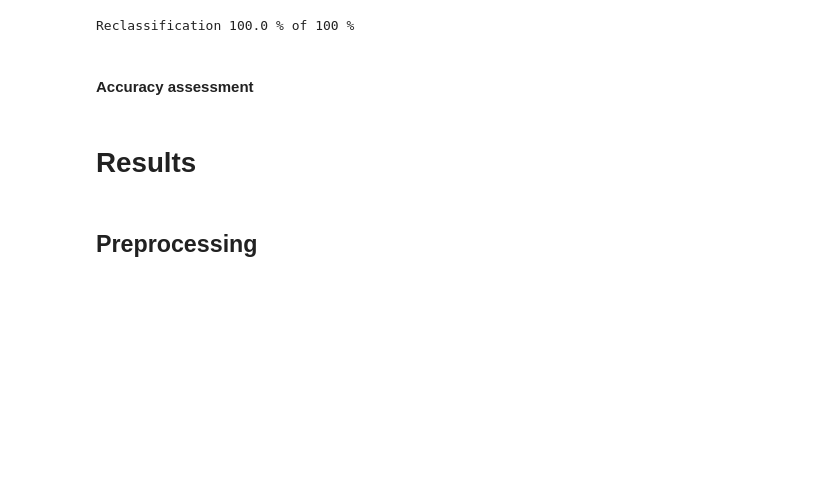
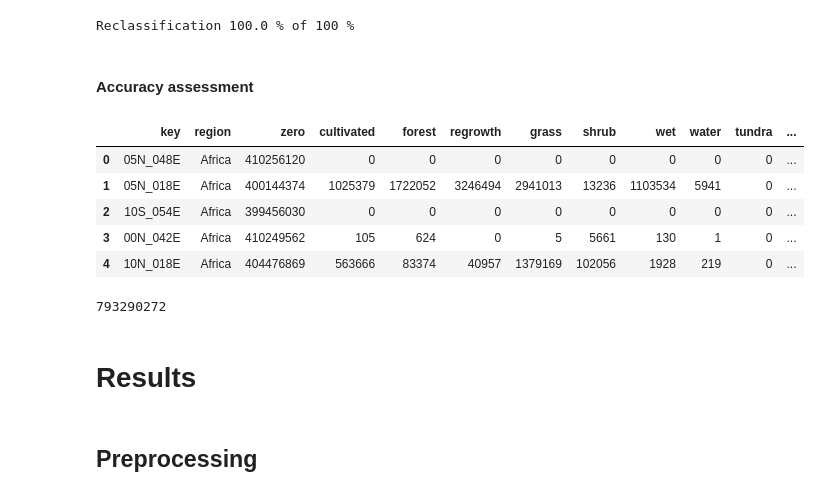
Before and after one commit to l5d1l5/tropicly, a Jupyter notebook: Master.ipynb, the cells around one changed output. Saved outputs shown, nothing was run; the diff lists cells and outputs as text; code cells hidden in the pictures; blank space fills up the shorter version.

```diff
--- a/Master.ipynb
+++ b/Master.ipynb
@@ -402,5 +405,19 @@ for item in DIRS.driv.glob('driver_gain*.tif'):
 execute_concurrent(processes, THREADLIMIT, msg='Reclassification {} % of 100 %', callback=callback)
 # %% [output]
 Reclassification 100.0 % of 100 %
+# %%
+# Update mask
+mask = gpd.read_file(str(DIRS.masks/'final_region_mask.shp'))
+regex = re.compile(r'.+(?P<key>\d{2}(?:N|S).\d{3}(?:W|E))\..+')
+
+records = [
+    [regex.match(str(item)).group('key'), item.name]
+    for item in DIRS.driv.glob('reclass*.tif')
+]
+
+df = pd.DataFrame(records, columns=['key', 'driver'])
+
+product = mask.merge(df, on='key')
+product.to_file(str(DIRS.masks/'final_region_mask.shp'))
 # %% [markdown]
 #### Accuracy assessment
@@ -407,3 +427,44 @@ Reclassification 100.0 % of 100 %
+# %%
+def dispatch(label):
+    default = OrderedDict([(0, 0), (10, 0), (20, 0), (25, 0), (30, 0), (40, 0), (50, 0),
+                           (60, 0), (70, 0), (80, 0), (90, 0), (100, 0), (255, 0)])
+
+    for key, val in label:
+        default[key] = val
+
+    log.debug('Classes: %s', default)
+    return list(default.values())
+# %%
+mask = gpd.read_file(str(DIRS.masks/'final_region_mask.shp'))
+
+records = []
+for region, df in mask.groupby(by='region', sort=False):
+    for idx, row in df.iterrows():
+        handle = rio.open(str(DIRS.driv/row.driver), 'r')
+        data = handle.read(1)
+
+        ids = [row.key, region]
+        class_counts = dispatch(zip(*np.unique(data, return_counts=True)))
+
+        records.append(ids + class_counts)
+
+        handle.close()
+# %%
+columns = 'key region zero cultivated forest regrowth grass shrub wet water tundra artificial bare snow na'.split()
+df = pd.DataFrame.from_records(records, columns=columns)
+# %%
+df.head()
+# %% [output]
+|  | key | region | zero | cultivated | forest | regrowth | grass | shrub | wet | water | tundra | ... |
+| 0 | 05N_048E | Africa | 410256120 | 0 | 0 | 0 | 0 | 0 | 0 | 0 | 0 | ... |
+| 1 | 05N_018E | Africa | 400144374 | 1025379 | 1722052 | 3246494 | 2941013 | 13236 | 1103534 | 5941 | 0 | ... |
+| 2 | 10S_054E | Africa | 399456030 | 0 | 0 | 0 | 0 | 0 | 0 | 0 | 0 | ... |
+| 3 | 00N_042E | Africa | 410249562 | 105 | 624 | 0 | 5 | 5661 | 130 | 1 | 0 | ... |
+| 4 | 10N_018E | Africa | 404476869 | 563666 | 83374 | 40957 | 1379169 | 102056 | 1928 | 219 | 0 | ... |
+# %%
+sum(df.relevant_data)
+# %% [output]
+793290272
 # %% [markdown]
 # Results
 # %% [markdown]
```
Also changed, not shown: parts of 3 cells of this notebook.
